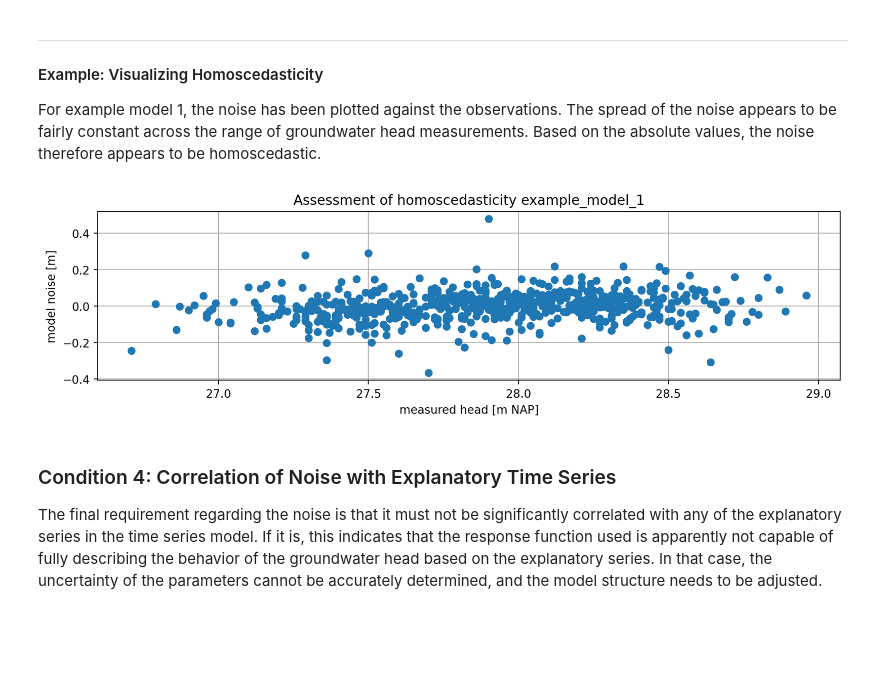
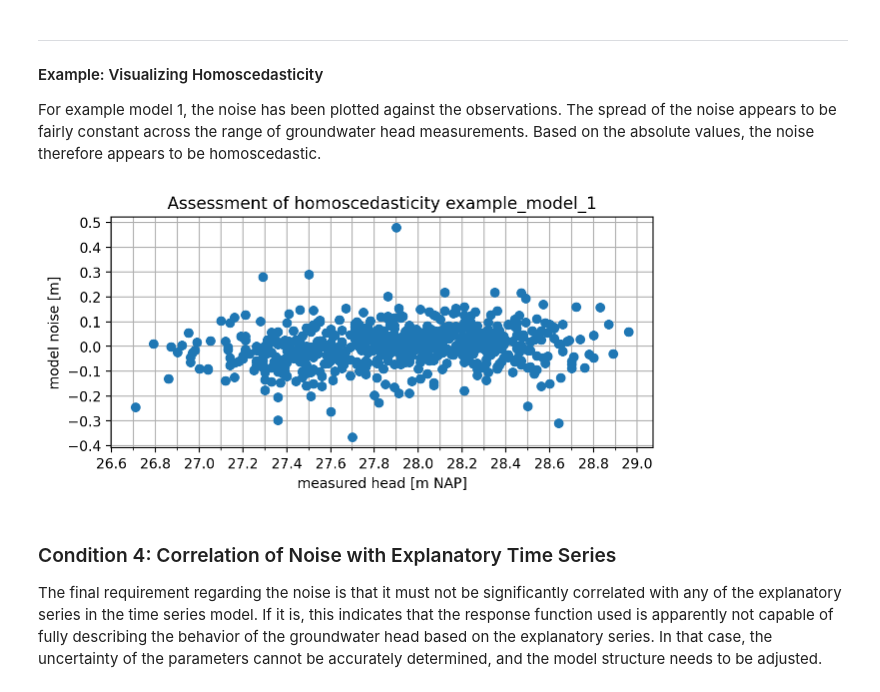
Before and after one commit to pastas/test-examples, a Jupyter notebook: Handbook/assessment/assessment.ipynb, the cells around one changed output. Cells and saved outputs as stored; diff of their text form; code cells hidden in the pictures; blank space fills up the shorter version.

```diff
--- a/Handbook/assessment/assessment.ipynb
+++ b/Handbook/assessment/assessment.ipynb
@@ -783,15 +780,17 @@ If the spread of the noise is not consistent across the full range of groundwate
 
 For example model 1, the noise has been plotted against the observations. The spread of the noise appears to be fairly constant across the range of groundwater head measurements. Based on the absolute values, the noise therefore appears to be homoscedastic.
 # %%
-fig, ax = plt.subplots(1, 1, figsize=(10, 3))
+fig, ax = plt.subplots(1, 1, figsize=(7, 3))
 ax.plot(ml1.observations(), ml1.noise(), marker="o", linestyle=" ")
 ax.set_xlabel("measured head [m NAP]")
 ax.set_ylabel("model noise [m]")
 ax.set_title("Assessment of homoscedasticity example_model_1")
-ax.grid()
-plt.tight_layout()
+ax.xaxis.set_major_locator(mpl.ticker.MultipleLocator(0.2))
+ax.xaxis.set_minor_locator(mpl.ticker.MultipleLocator(0.1))
+ax.yaxis.set_major_locator(mpl.ticker.MultipleLocator(0.1))
+ax.grid(which="both")
 # %% [output]
-[figure, old version]
+[figure, new version]
 # %% [markdown]
 ### Condition 4: Correlation of Noise with Explanatory Time Series
 
```
Also changed, not shown: parts of 16 cells of this notebook.
